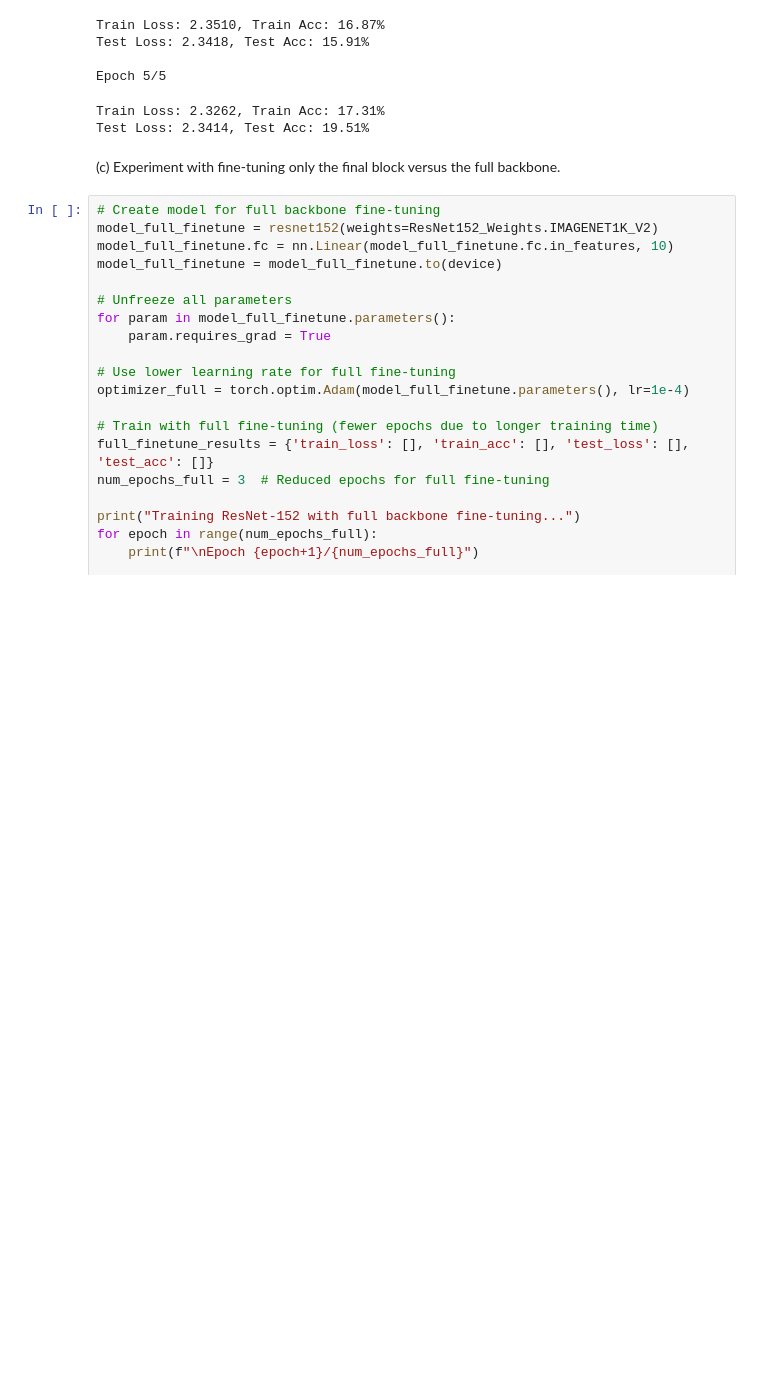
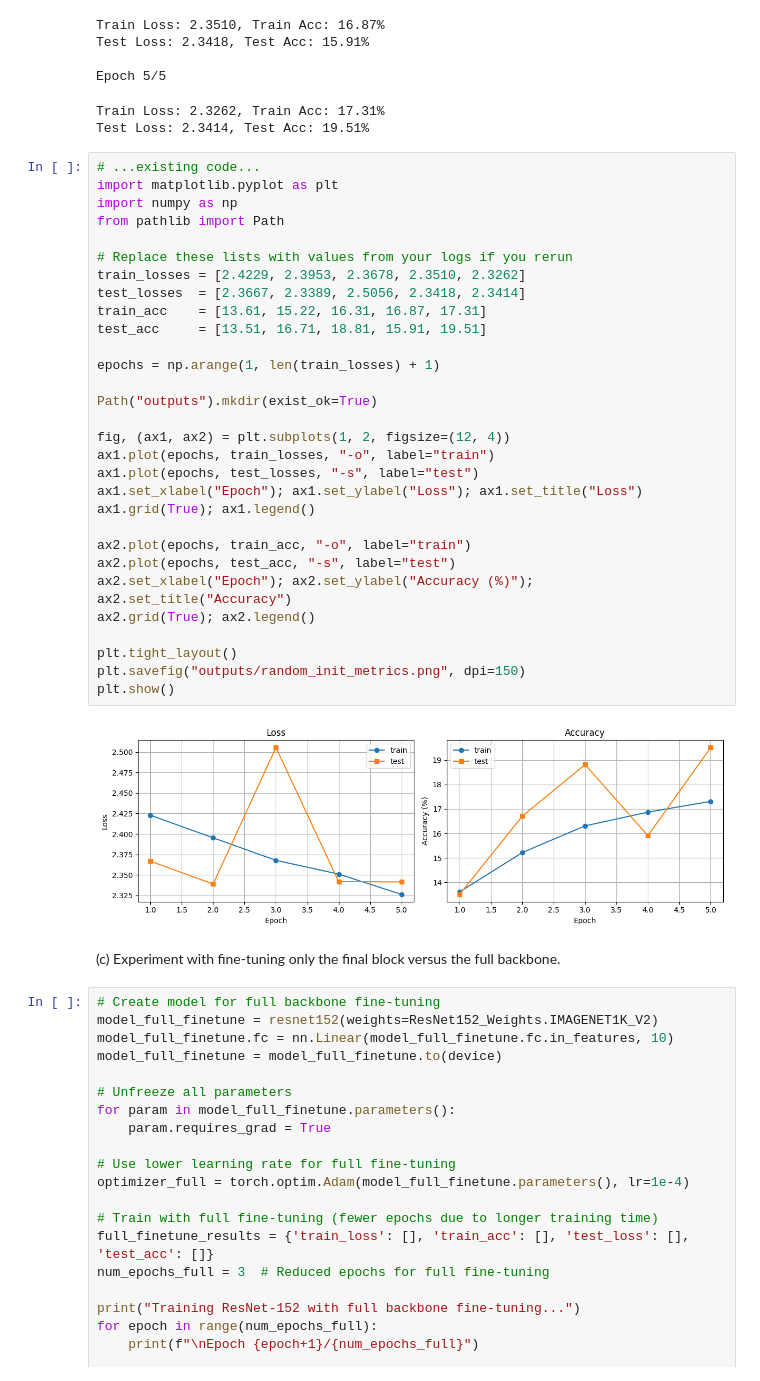
Before and after one commit to abdullahsajidfr/ATML-PA0, a Jupyter notebook: Task1.ipynb, the cells around one changed output. Cells and saved outputs as stored; diff of their text form; blank space fills up the shorter version.

```diff
--- a/Task1.ipynb
+++ b/Task1.ipynb
@@ -520,6 +520,38 @@ Test Loss: 2.3418, Test Acc: 15.91%
 Epoch 5/5
 Train Loss: 2.3262, Train Acc: 17.31%
 Test Loss: 2.3414, Test Acc: 19.51%
+# %%
+# ...existing code...
+import matplotlib.pyplot as plt
+import numpy as np
+from pathlib import Path
+
+# Replace these lists with values from your logs if you rerun
+train_losses = [2.4229, 2.3953, 2.3678, 2.3510, 2.3262]
+test_losses  = [2.3667, 2.3389, 2.5056, 2.3418, 2.3414]
+train_acc    = [13.61, 15.22, 16.31, 16.87, 17.31]
+test_acc     = [13.51, 16.71, 18.81, 15.91, 19.51]
+
+epochs = np.arange(1, len(train_losses) + 1)
+
+Path("outputs").mkdir(exist_ok=True)
+
+fig, (ax1, ax2) = plt.subplots(1, 2, figsize=(12, 4))
+ax1.plot(epochs, train_losses, "-o", label="train")
+ax1.plot(epochs, test_losses, "-s", label="test")
+ax1.set_xlabel("Epoch"); ax1.set_ylabel("Loss"); ax1.set_title("Loss")
+ax1.grid(True); ax1.legend()
+
+ax2.plot(epochs, train_acc, "-o", label="train")
+ax2.plot(epochs, test_acc, "-s", label="test")
+ax2.set_xlabel("Epoch"); ax2.set_ylabel("Accuracy (%)"); ax2.set_title("Accuracy")
+ax2.grid(True); ax2.legend()
+
+plt.tight_layout()
+plt.savefig("outputs/random_init_metrics.png", dpi=150)
+plt.show()
+# %% [output]
+[figure, added]
 # %% [markdown]
 (c) Experiment with fine-tuning only the final block versus the full backbone.
 # %%
```
Also changed, not shown: 1 other file.
